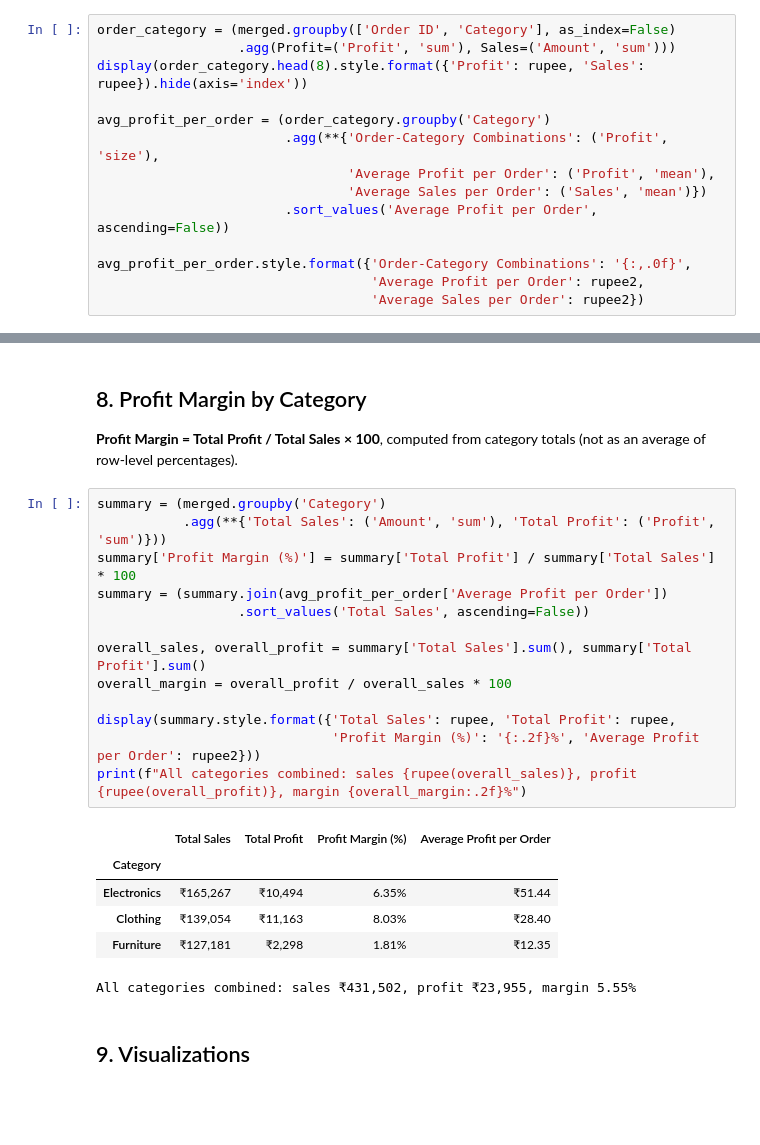
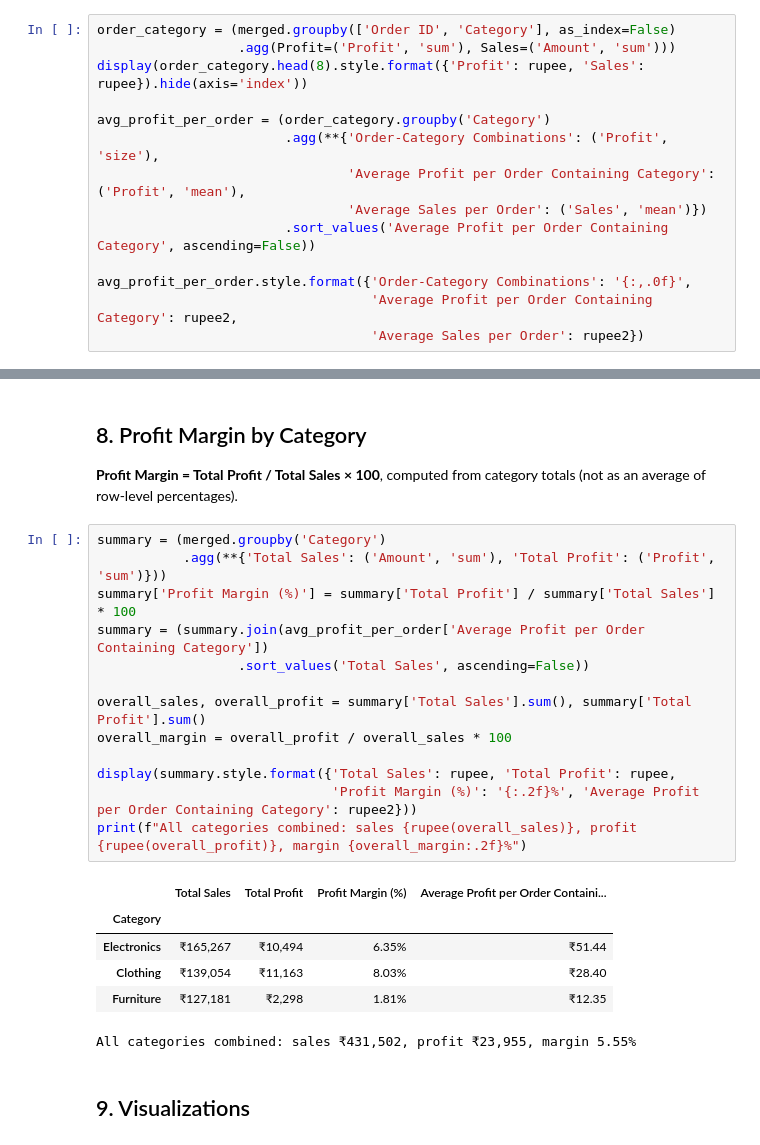
Before and after one commit to ankitaa19/Nexora, a Jupyter notebook: Q1_Sales_Analysis/Part_1_Sales_Profitability/notebooks/sales_profitability_analysis.ipynb, the cells around one changed output, grey strips where cells are left out. Cells and saved outputs as stored; diff of their text form; blank space fills up the shorter version.

```diff
--- a/Q1_Sales_Analysis/Part_1_Sales_Profitability/notebooks/sales_profitability_analysis.ipynb
+++ b/Q1_Sales_Analysis/Part_1_Sales_Profitability/notebooks/sales_profitability_analysis.ipynb
@@ -169,12 +169,12 @@ display(order_category.head(8).style.format({'Profit': rupee, 'Sales': rupee}).h
 
 avg_profit_per_order = (order_category.groupby('Category')
                         .agg(**{'Order-Category Combinations': ('Profit', 'size'),
-                                'Average Profit per Order': ('Profit', 'mean'),
+                                'Average Profit per Order Containing Category': ('Profit', 'mean'),
                                 'Average Sales per Order': ('Sales', 'mean')})
-                        .sort_values('Average Profit per Order', ascending=False))
+                        .sort_values('Average Profit per Order Containing Category', ascending=False))
 
 avg_profit_per_order.style.format({'Order-Category Combinations': '{:,.0f}',
-                                   'Average Profit per Order': rupee2,
+                                   'Average Profit per Order Containing Category': rupee2,
                                    'Average Sales per Order': rupee2})
 # %% [output]
 | Order ID | Category | Profit | Sales |
@@ -198,18 +198,18 @@ avg_profit_per_order.style.format({'Order-Category Combinations': '{:,.0f}',
 # %%
 summary = (merged.groupby('Category')
            .agg(**{'Total Sales': ('Amount', 'sum'), 'Total Profit': ('Profit', 'sum')}))
 summary['Profit Margin (%)'] = summary['Total Profit'] / summary['Total Sales'] * 100
-summary = (summary.join(avg_profit_per_order['Average Profit per Order'])
+summary = (summary.join(avg_profit_per_order['Average Profit per Order Containing Category'])
                   .sort_values('Total Sales', ascending=False))
 
 overall_sales, overall_profit = summary['Total Sales'].sum(), summary['Total Profit'].sum()
 overall_margin = overall_profit / overall_sales * 100
 
 display(summary.style.format({'Total Sales': rupee, 'Total Profit': rupee,
-                              'Profit Margin (%)': '{:.2f}%', 'Average Profit per Order': rupee2}))
+                              'Profit Margin (%)': '{:.2f}%', 'Average Profit per Order Containing Category': rupee2}))
 print(f"All categories combined: sales {rupee(overall_sales)}, profit {rupee(overall_profit)}, margin {overall_margin:.2f}%")
 # %% [output]
-|  | Total Sales | Total Profit | Profit Margin (%) | Average Profit per Order |
+|  | Total Sales | Total Profit | Profit Margin (%) | Average Profit per Order Containi... |
 | Category |  |  |  |  |
 | Electronics | ₹165,267 | ₹10,494 | 6.35% | ₹51.44 |
 | Clothing | ₹139,054 | ₹11,163 | 8.03% | ₹28.40 |
```
Also changed, not shown: parts of 7 cells of this notebook, 8 other files.
